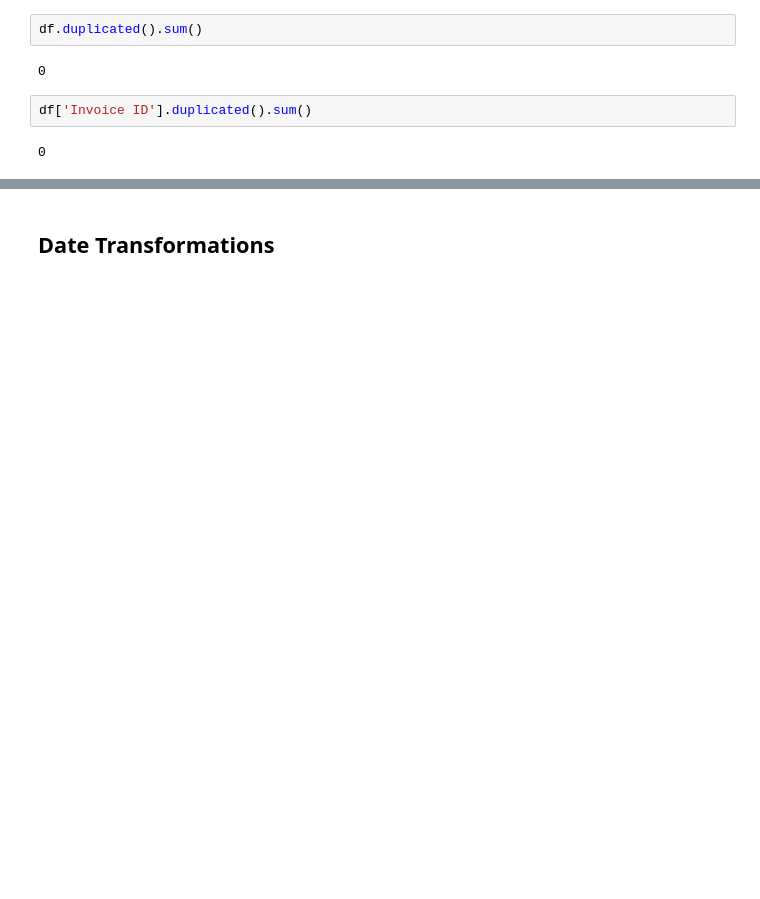
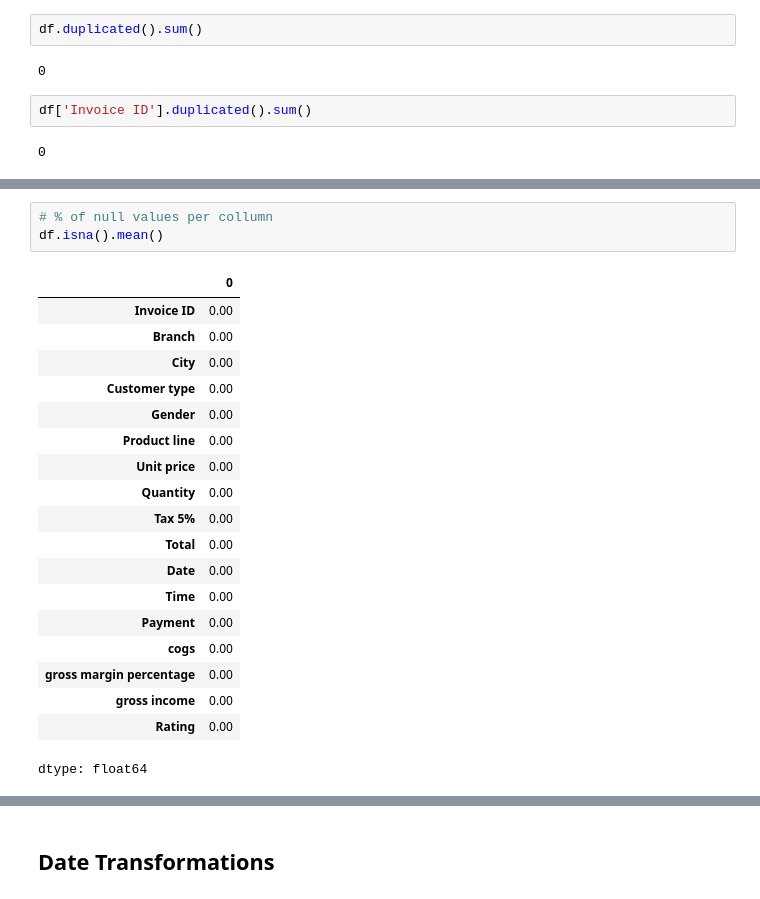
Before and after one commit to gsrubio/exploratory-analyses, a Jupyter notebook: Pandas_Snippets.ipynb, the cells around one changed output, grey strips where cells are left out. Saved outputs shown, nothing was run; the diff lists cells and outputs as text; blank space fills up the shorter version.

```diff
--- a/Pandas_Snippets.ipynb
+++ b/Pandas_Snippets.ipynb
@@ -158,0 +194,23 @@ array(['Health and beauty', 'Electronic accessories',
+# %%
+# % of null values per collumn
+df.isna().mean()
+# %% [output]
+|  | 0 |
+| Invoice ID | 0.00 |
+| Branch | 0.00 |
+| City | 0.00 |
+| Customer type | 0.00 |
+| Gender | 0.00 |
+| Product line | 0.00 |
+| Unit price | 0.00 |
+| Quantity | 0.00 |
+| Tax 5% | 0.00 |
+| Total | 0.00 |
+| Date | 0.00 |
+| Time | 0.00 |
+| Payment | 0.00 |
+| cogs | 0.00 |
+| gross margin percentage | 0.00 |
+| gross income | 0.00 |
+| Rating | 0.00 |
+dtype: float64
```
Also changed, not shown: parts of 37 cells of this notebook.
